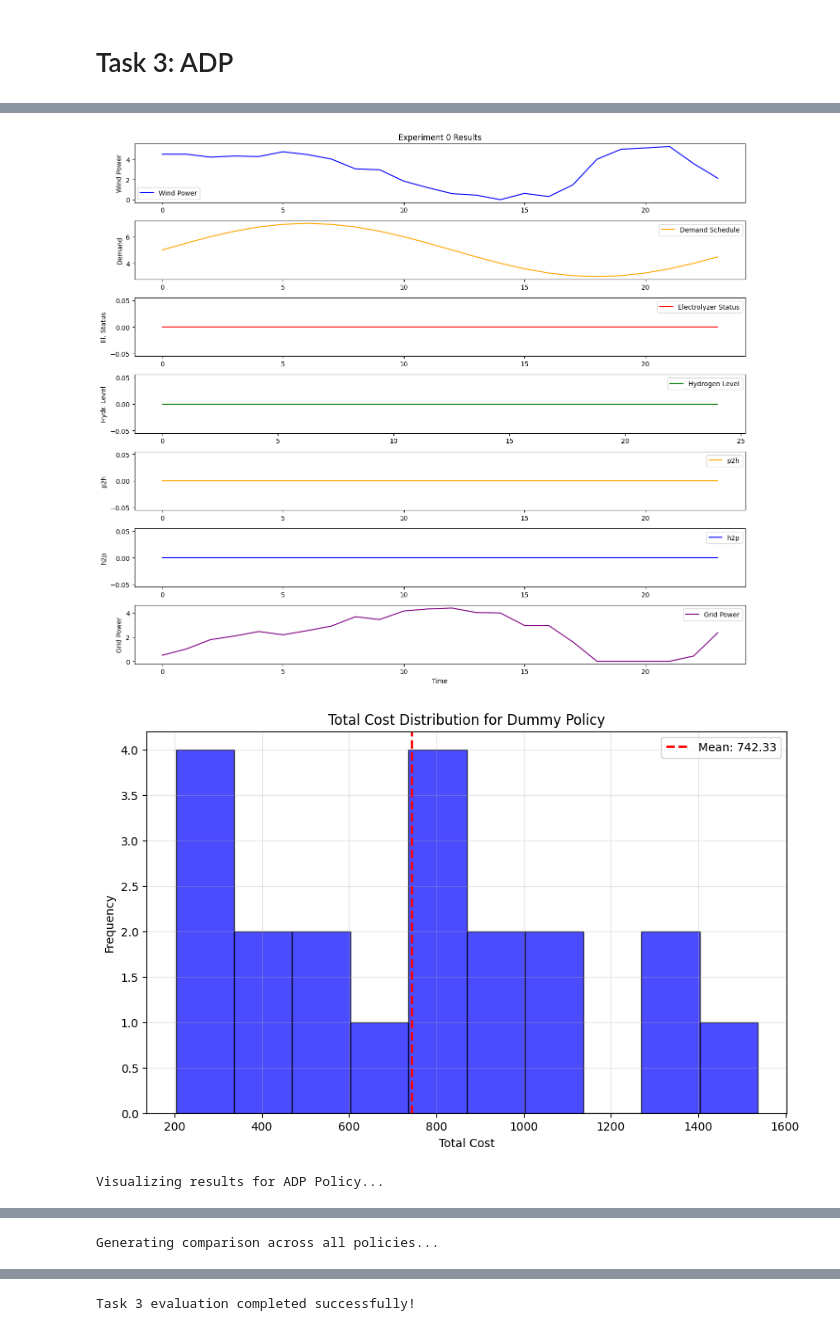
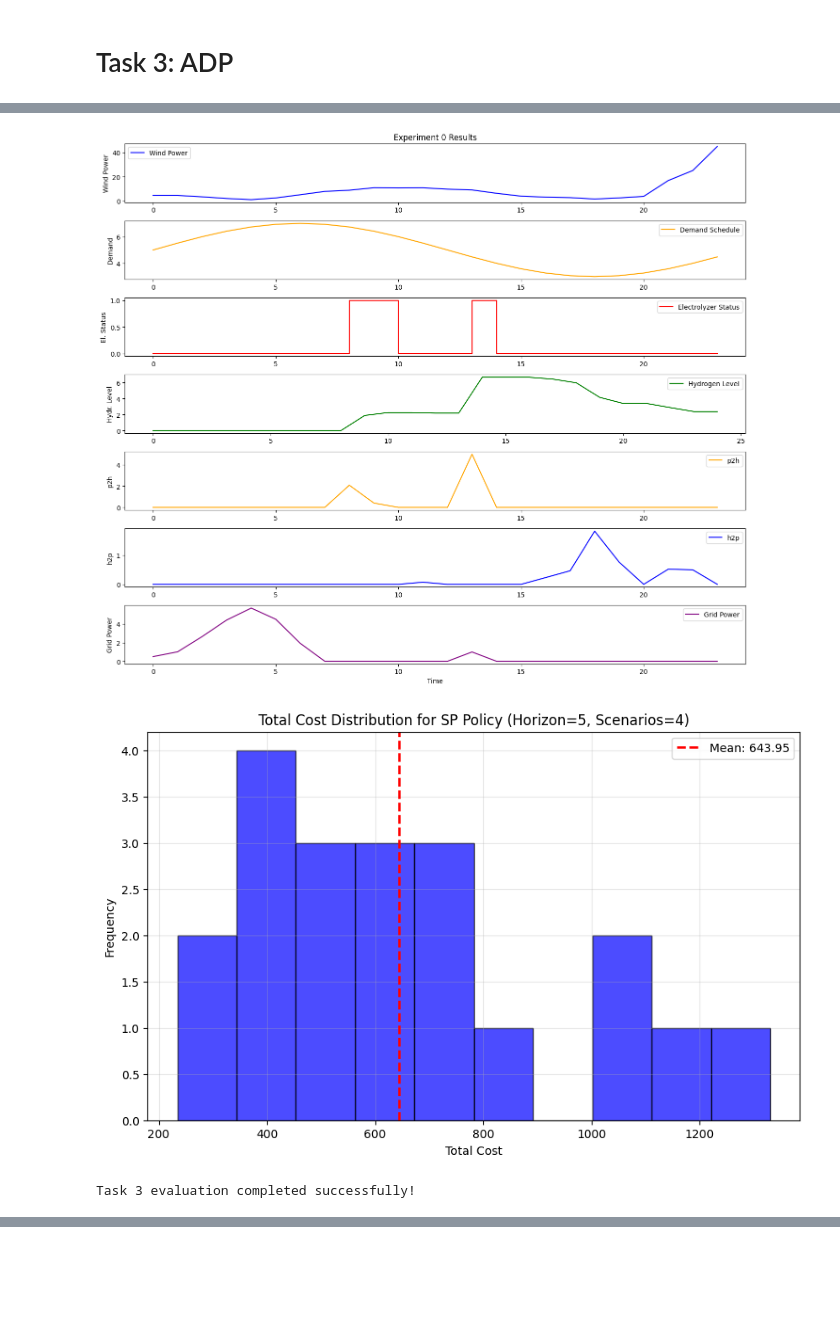
Before and after one commit to TrylleLeif/DMUU, a Jupyter notebook: master.ipynb, the cells around one changed output, grey strips where cells are left out. Saved outputs shown, nothing was run; the diff lists cells and outputs as text; code cells hidden in the pictures; blank space fills up the shorter version.

```diff
--- a/master.ipynb
+++ b/master.ipynb
@@ -284,9 +284,9 @@ def main():
 
     # Define the policies to evaluate
     policies = {
-            "Dummy Policy": dummy_policy,
-            #"SP Policy (Horizon=5, Scenarios=4)": sp_policy_long_horizon,
-            "ADP Policy": create_adp_policy()
+            #"Dummy Policy": dummy_policy,
+            "SP Policy (Horizon=5, Scenarios=4)": sp_policy_long_horizon,
+            #"ADP Policy": create_adp_policy()
                 }
 
     # Evaluate each policy
@@ -371,3 +371,3 @@ Visualizing results for Dummy Policy...
-[figure, old version]
+[figure, new version]
-[figure, old version]
+[figure, new version]
-Visualizing results for ADP Policy...
+Task 3 evaluation completed successfully!
@@ -376 +373,0 @@ Visualizing results for ADP Policy...
-Generating comparison across all policies...
@@ -378 +373,0 @@ Generating comparison across all policies...
-Task 3 evaluation completed successfully!
```
Also changed, not shown: parts of 1 cell of this notebook.
